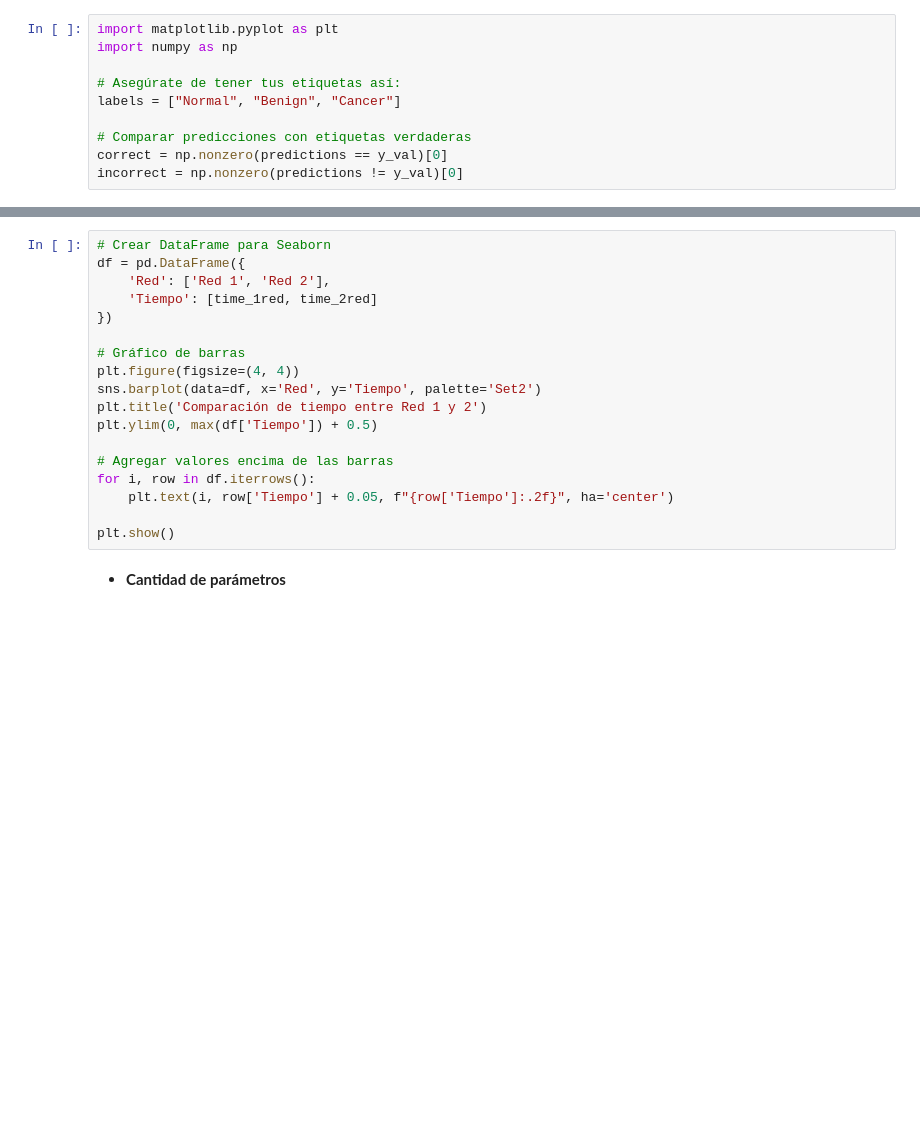
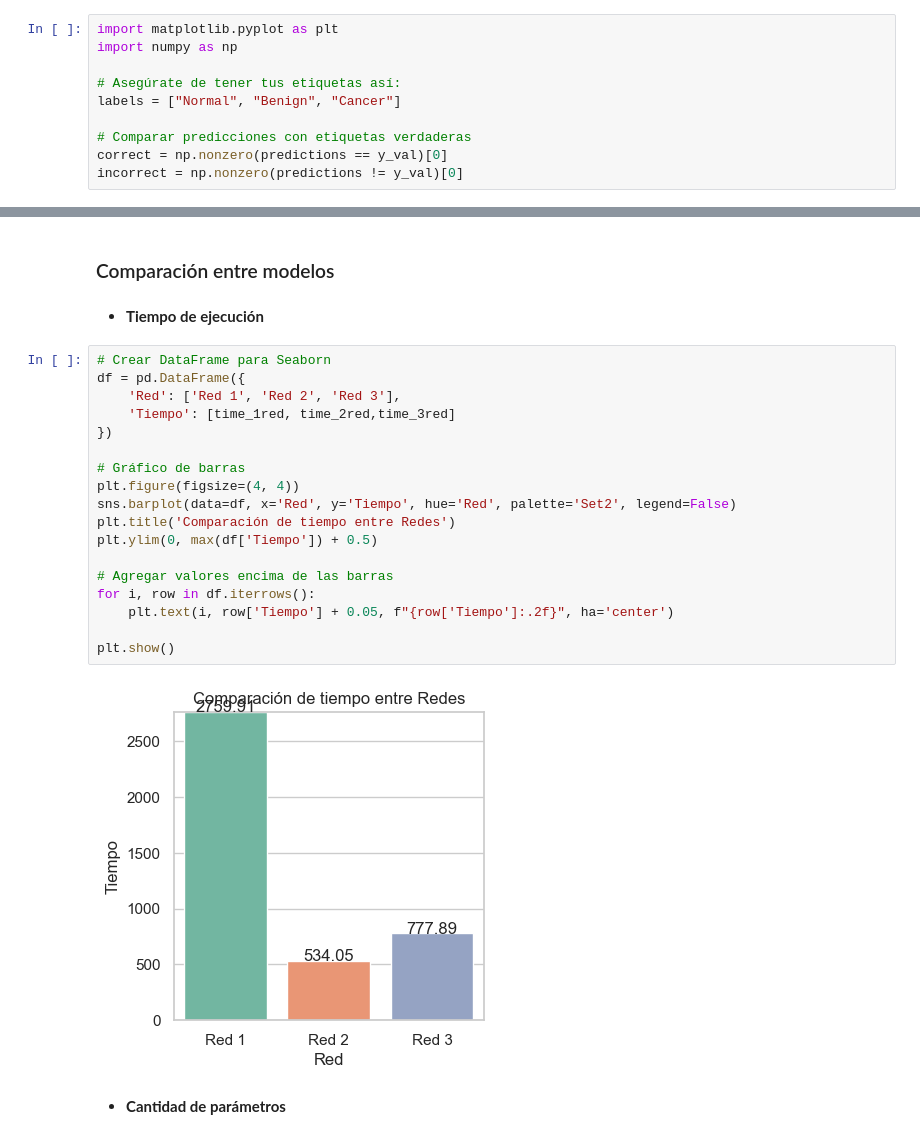
Before and after one commit to LuEnciso21/ImagenesMedicas, a Jupyter notebook: TrabajoCuatro/TrabajoCuatro.ipynb, the cells around one changed output, grey strips where cells are left out. Drawn from its saved outputs; the diff is of its cells as text; blank space fills up the shorter version.

```diff
--- a/TrabajoCuatro/TrabajoCuatro.ipynb
+++ b/TrabajoCuatro/TrabajoCuatro.ipynb
@@ -726,21 +976,27 @@ plt.show()
+# %% [markdown]
+### Comparación entre modelos
+# %% [markdown]
+* **Tiempo de ejecución**
 # %%
 # Crear DataFrame para Seaborn
 df = pd.DataFrame({
-    'Red': ['Red 1', 'Red 2'],
-    'Tiempo': [time_1red, time_2red]
+    'Red': ['Red 1', 'Red 2', 'Red 3'],
+    'Tiempo': [time_1red, time_2red,time_3red]
 })
 
 # Gráfico de barras
 plt.figure(figsize=(4, 4))
-sns.barplot(data=df, x='Red', y='Tiempo', palette='Set2')
-plt.title('Comparación de tiempo entre Red 1 y 2')
+sns.barplot(data=df, x='Red', y='Tiempo', hue='Red', palette='Set2', legend=False)
+plt.title('Comparación de tiempo entre Redes')
 plt.ylim(0, max(df['Tiempo']) + 0.5)
 
 # Agregar valores encima de las barras
 for i, row in df.iterrows():
     plt.text(i, row['Tiempo'] + 0.05, f"{row['Tiempo']:.2f}", ha='center')
 
 plt.show()
+# %% [output]
+[figure, added]
 # %% [markdown]
 * **Cantidad de parámetros**
 # %%
```
Also changed, not shown: parts of 37 cells of this notebook.
